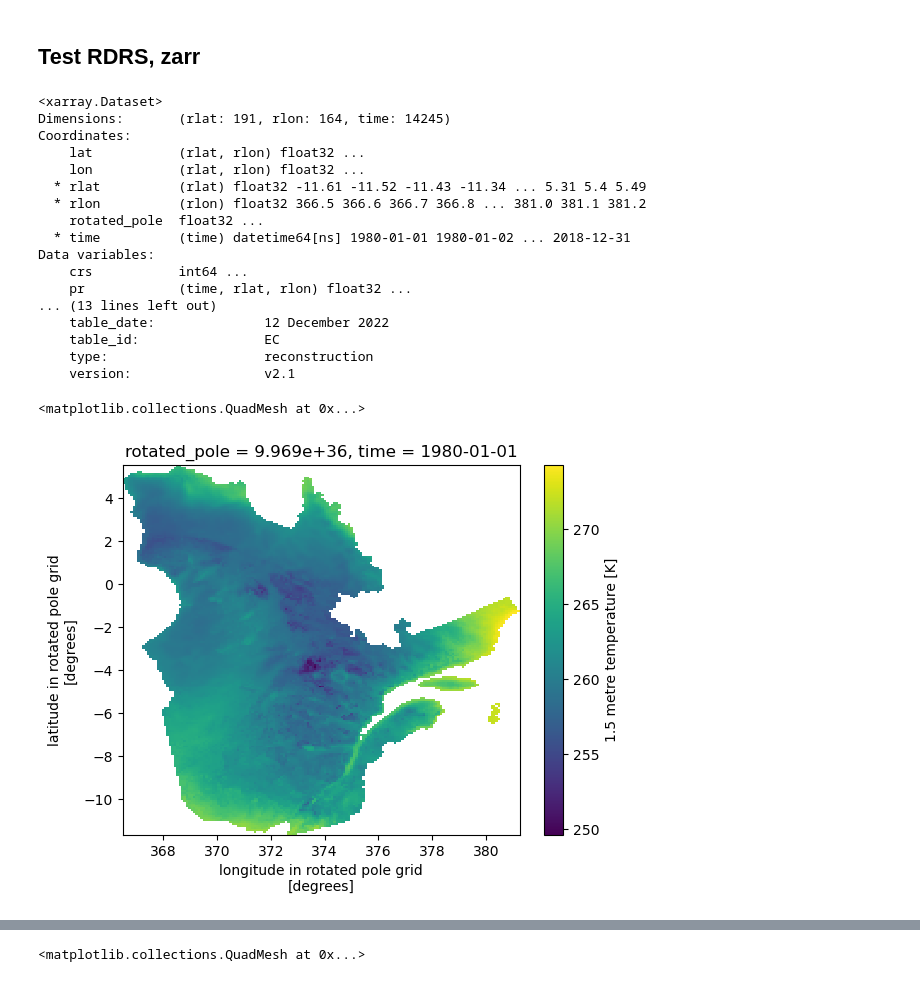
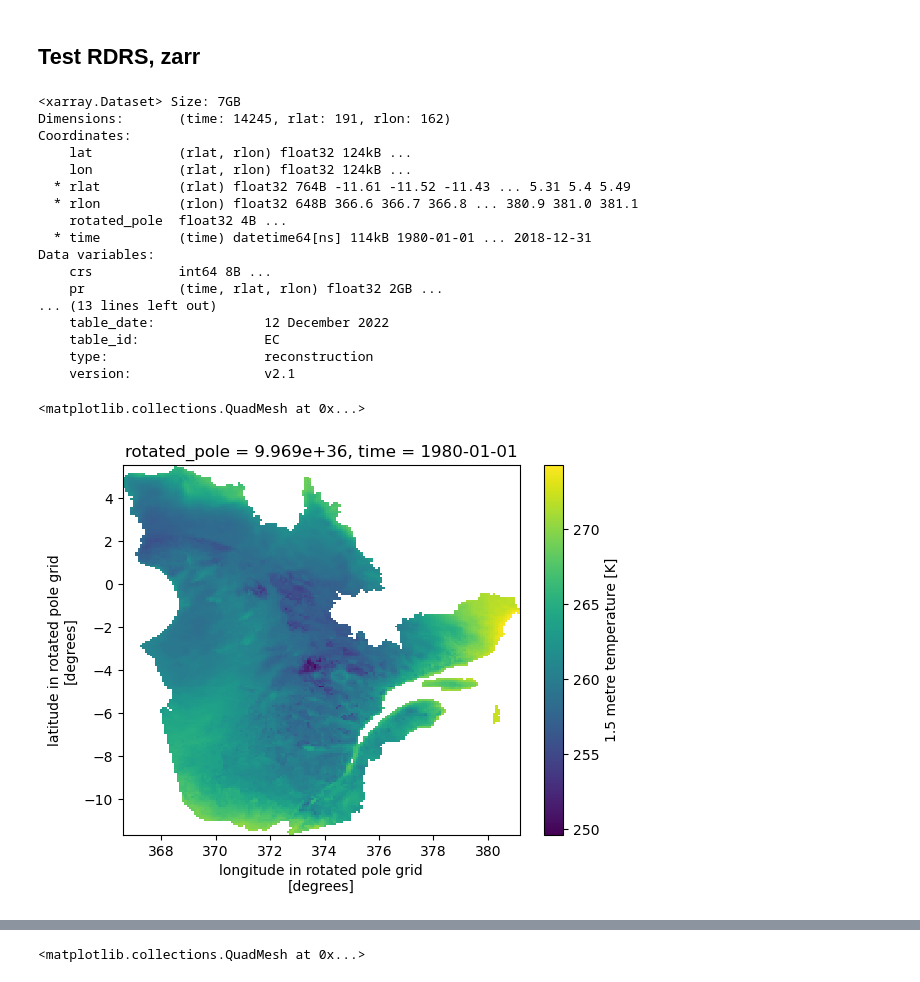
Before and after one commit to Ouranosinc/obsflow, a Jupyter notebook: notebooks/Tests_extract_indicators_climatology.ipynb, the cells around one changed output, grey strips where cells are left out. Drawn from its saved outputs; the diff is of its cells as text; code cells hidden in the pictures.

Commit message:
new datasets testing version; limited indicator list and periods

```diff
--- a/notebooks/Tests_extract_indicators_climatology.ipynb
+++ b/notebooks/Tests_extract_indicators_climatology.ipynb
@@ -84,29 +84,30 @@ vars_to_str = ['stnid', 'station_name', 'prov', 'joined', 'rcs']
 # %%
 import xarray as xr
 from pathlib import Path
 
 data_path = Path('/scen3/braun/data/obs_synthese23/extracted')
 data_path = Path('/exec/braun/data/obsflow/extracted')
-ds = xr.open_dataset('/scen3/braun/data/obs_synthese23/extracted/GovCan_RDRS_NAM_D_extracted.zarr', engine='zarr')
+file = "/exec/braun/data/obsflow/extracted/GovCan_RDRS_NAM_reconstruction_D_extracted.zarr"
+ds = xr.open_dataset(file, engine='zarr')
 display(ds)
 ds.tas.isel(time=0).plot()
 # %% [output]
-<xarray.Dataset>
-Dimensions:       (rlat: 191, rlon: 164, time: 14245)
+<xarray.Dataset> Size: 7GB
+Dimensions:       (time: 14245, rlat: 191, rlon: 162)
 Coordinates:
-    lat           (rlat, rlon) float32 ...
-    lon           (rlat, rlon) float32 ...
-  * rlat          (rlat) float32 -11.61 -11.52 -11.43 -11.34 ... 5.31 5.4 5.49
-  * rlon          (rlon) float32 366.5 366.6 366.7 366.8 ... 381.0 381.1 381.2
-    rotated_pole  float32 ...
-  * time          (time) datetime64[ns] 1980-01-01 1980-01-02 ... 2018-12-31
+    lat           (rlat, rlon) float32 124kB ...
+    lon           (rlat, rlon) float32 124kB ...
+  * rlat          (rlat) float32 764B -11.61 -11.52 -11.43 ... 5.31 5.4 5.49
+  * rlon          (rlon) float32 648B 366.6 366.7 366.8 ... 380.9 381.0 381.1
+    rotated_pole  float32 4B ...
+  * time          (time) datetime64[ns] 114kB 1980-01-01 ... 2018-12-31
 Data variables:
-    crs           int64 ...
-    pr            (time, rlat, rlon) float32 ...
+    crs           int64 8B ...
+    pr            (time, rlat, rlon) float32 2GB ...
 ... (13 lines left out)
     table_date:              12 December 2022
     table_id:                EC
     type:                    reconstruction
     version:                 v2.1
 <matplotlib.collections.QuadMesh at 0x...>
-[figure, old version]
+[figure, new version]
```
Also changed, not shown: parts of 10 cells of this notebook, 7 other files.
